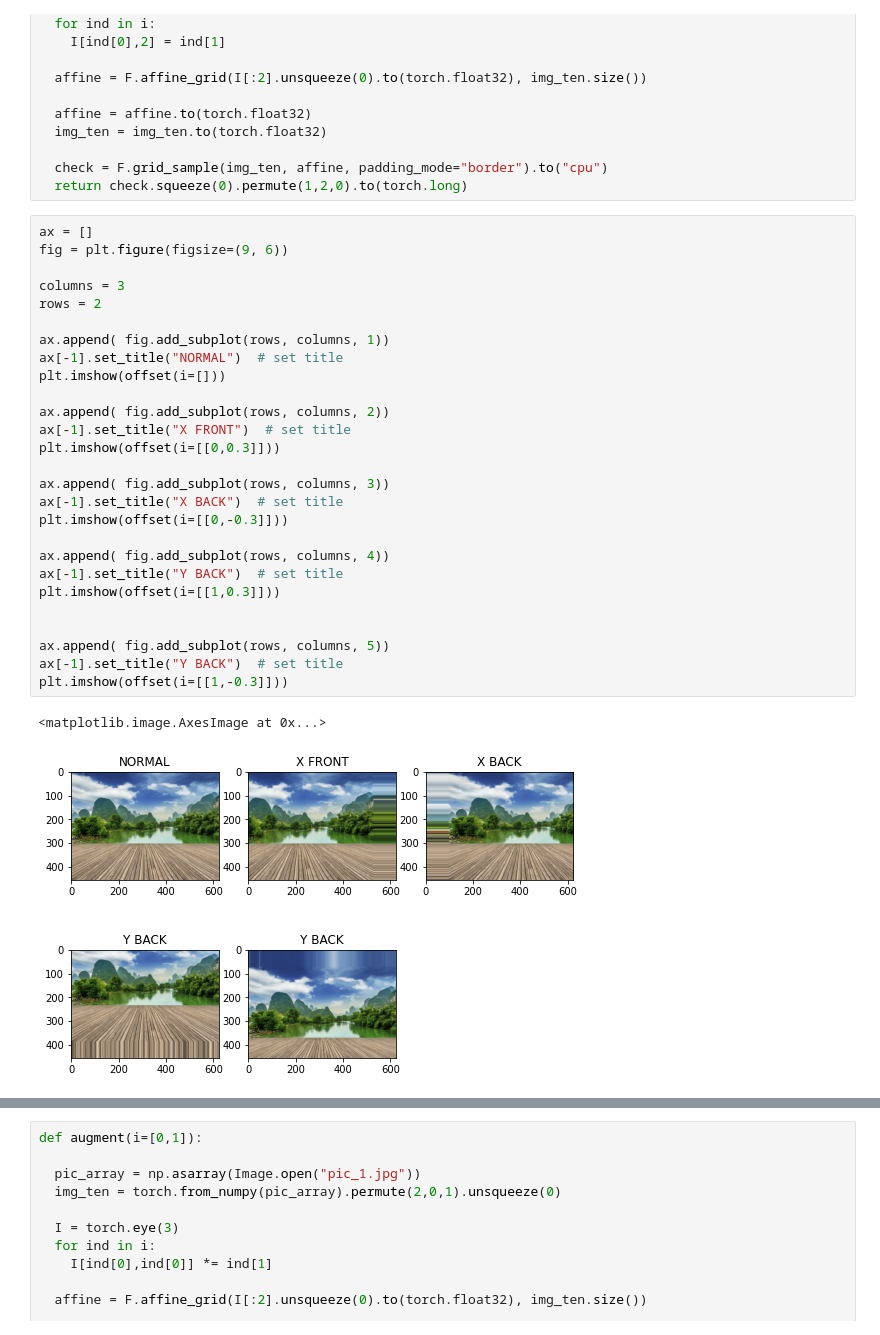
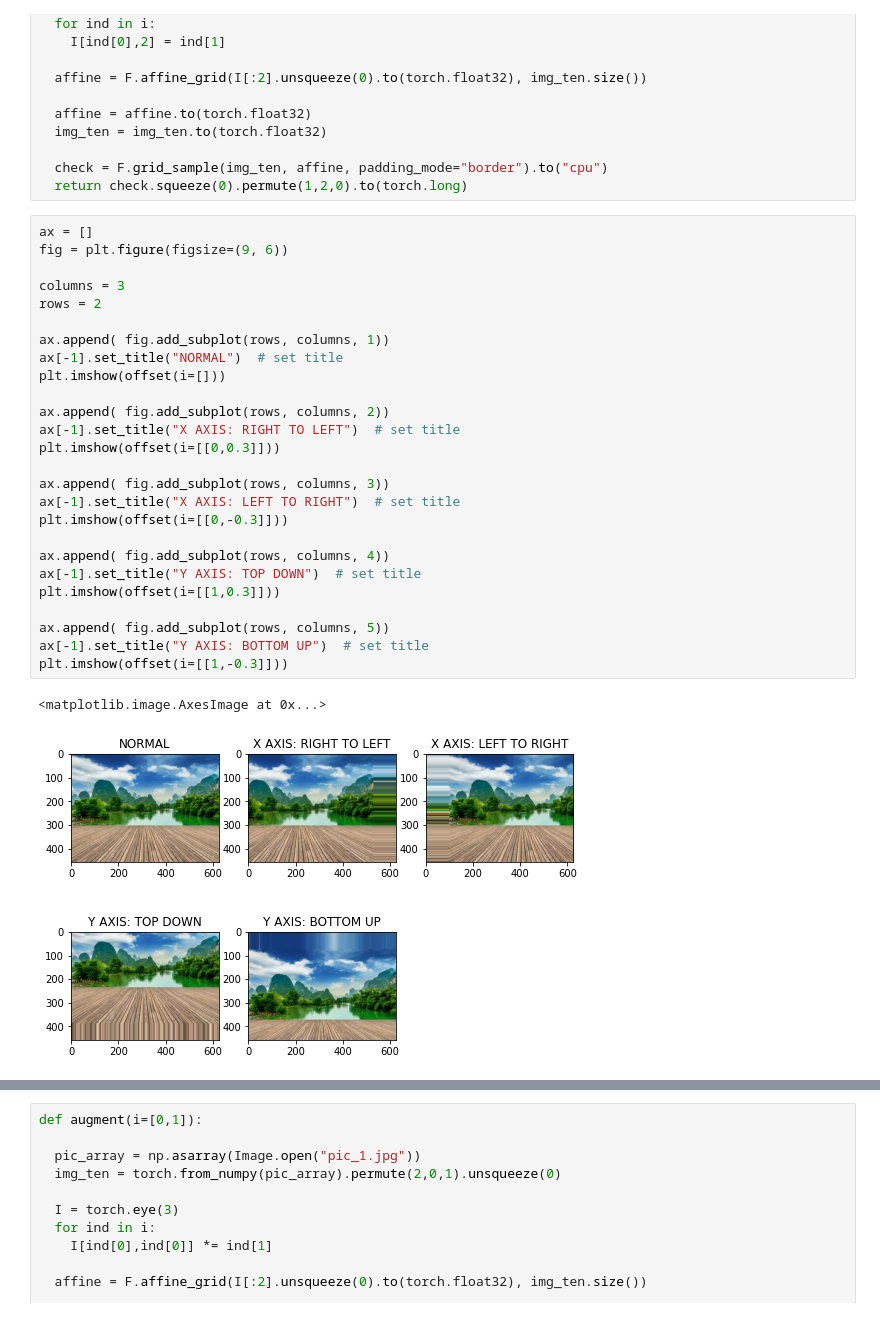
Before and after one commit to adhish9899/pytorch_start, a Jupyter notebook: affline_transformation_example.ipynb, the cells around one changed output, grey strips where cells are left out. Drawn from its saved outputs; the diff is of its cells as text.

```diff
--- a/affline_transformation_example.ipynb
+++ b/affline_transformation_example.ipynb
@@ -100,30 +100,29 @@ def offset(i=[0,1]):
 # %%
 ax = []
 fig = plt.figure(figsize=(9, 6))
 
 columns = 3
 rows = 2
 
 ax.append( fig.add_subplot(rows, columns, 1))
 ax[-1].set_title("NORMAL")  # set title
 plt.imshow(offset(i=[]))
 
 ax.append( fig.add_subplot(rows, columns, 2))
-ax[-1].set_title("X FRONT")  # set title
+ax[-1].set_title("X AXIS: RIGHT TO LEFT")  # set title
 plt.imshow(offset(i=[[0,0.3]]))
 
 ax.append( fig.add_subplot(rows, columns, 3))
-ax[-1].set_title("X BACK")  # set title
+ax[-1].set_title("X AXIS: LEFT TO RIGHT")  # set title
 plt.imshow(offset(i=[[0,-0.3]]))
 
 ax.append( fig.add_subplot(rows, columns, 4))
-ax[-1].set_title("Y BACK")  # set title
+ax[-1].set_title("Y AXIS: TOP DOWN")  # set title
 plt.imshow(offset(i=[[1,0.3]]))
 
-
 ax.append( fig.add_subplot(rows, columns, 5))
-ax[-1].set_title("Y BACK")  # set title
+ax[-1].set_title("Y AXIS: BOTTOM UP")  # set title
 plt.imshow(offset(i=[[1,-0.3]]))
 # %% [output]
 <matplotlib.image.AxesImage at 0x...>
-[figure, old version]
+[figure, new version]
```
Also changed, not shown: parts of 23 cells of this notebook.
